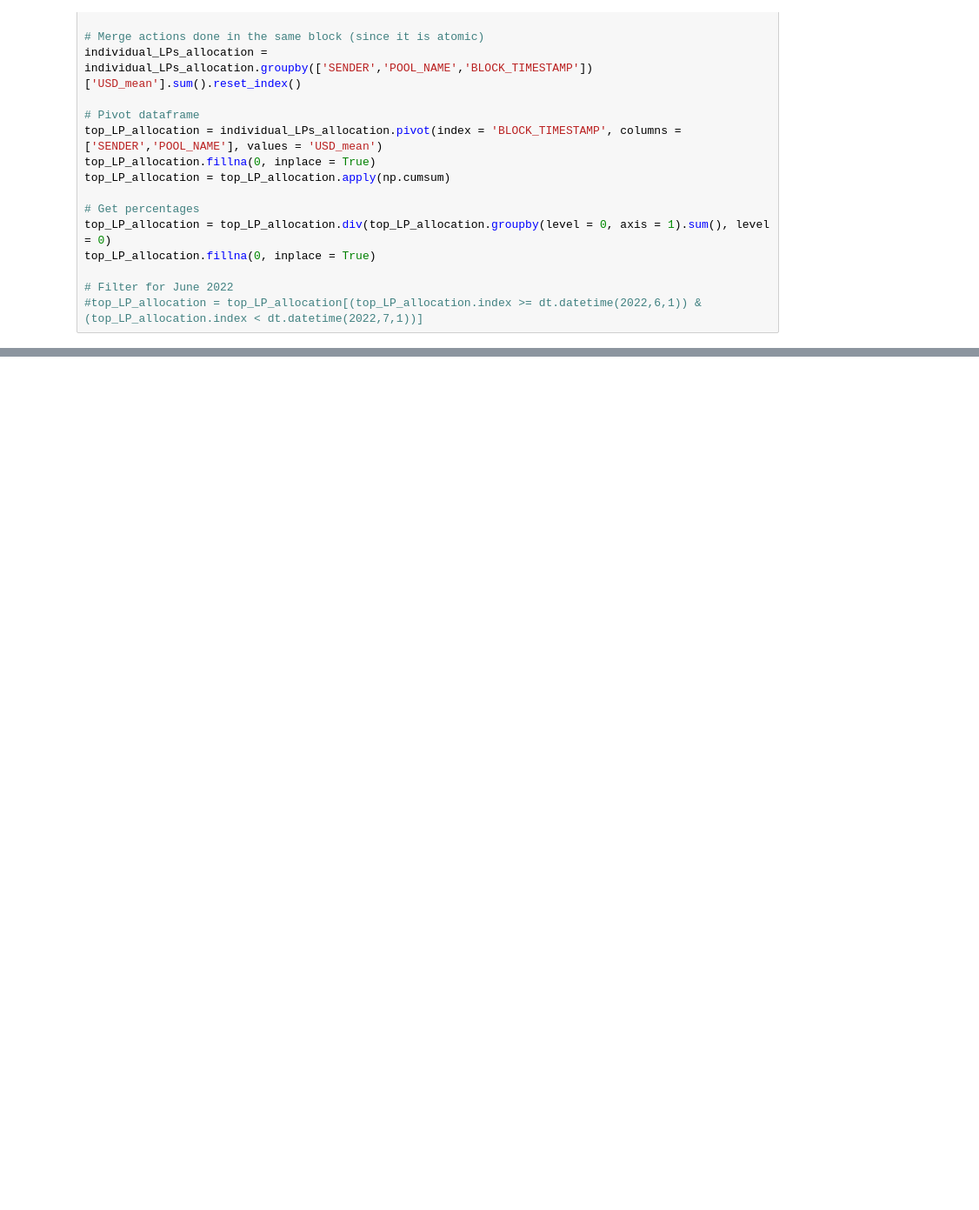
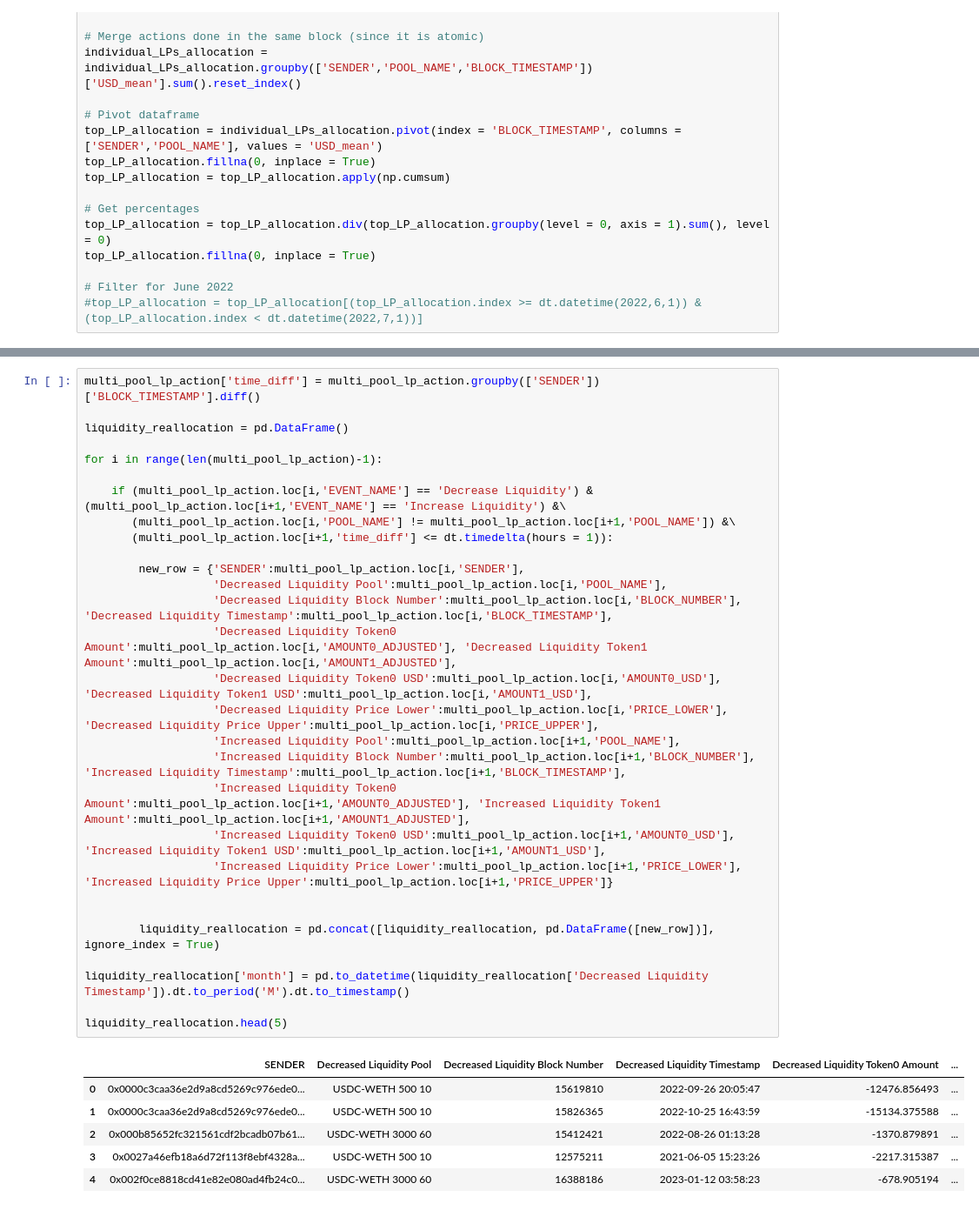
Before and after one commit to zhiconghu/Ethereum_DEX_Data, a Jupyter notebook: FTX Case Study.ipynb, the cells around one changed output, grey strips where cells are left out. Shown at 87% size. Cells and saved outputs as stored; diff of their text form; blank space fills up the shorter version.

```diff
--- a/FTX Case Study.ipynb
+++ b/FTX Case Study.ipynb
@@ -568,0 +598,36 @@ print(fig)
+# %%
+multi_pool_lp_action['time_diff'] = multi_pool_lp_action.groupby(['SENDER'])['BLOCK_TIMESTAMP'].diff()
+
+liquidity_reallocation = pd.DataFrame()
+
+for i in range(len(multi_pool_lp_action)-1):
+
+    if (multi_pool_lp_action.loc[i,'EVENT_NAME'] == 'Decrease Liquidity') & (multi_pool_lp_action.loc[i+1,'EVENT_NAME'] == 'Increase Liquidity') &\
+       (multi_pool_lp_action.loc[i,'POOL_NAME'] != multi_pool_lp_action.loc[i+1,'POOL_NAME']) &\
+       (multi_pool_lp_action.loc[i+1,'time_diff'] <= dt.timedelta(hours = 1)):
+
+        new_row = {'SENDER':multi_pool_lp_action.loc[i,'SENDER'],
+                   'Decreased Liquidity Pool':multi_pool_lp_action.loc[i,'POOL_NAME'],
+                   'Decreased Liquidity Block Number':multi_pool_lp_action.loc[i,'BLOCK_NUMBER'], 'Decreased Liquidity Timestamp':multi_pool_lp_action.loc[i,'BLOCK_TIMESTAMP'],
+                   'Decreased Liquidity Token0 Amount':multi_pool_lp_action.loc[i,'AMOUNT0_ADJUSTED'], 'Decreased Liquidity Token1 Amount':multi_pool_lp_action.loc[i,'AMOUNT1_ADJUSTED'],
+                   'Decreased Liquidity Token0 USD':multi_pool_lp_action.loc[i,'AMOUNT0_USD'], 'Decreased Liquidity Token1 USD':multi_pool_lp_action.loc[i,'AMOUNT1_USD'],
+                   'Decreased Liquidity Price Lower':multi_pool_lp_action.loc[i,'PRICE_LOWER'], 'Decreased Liquidity Price Upper':multi_pool_lp_action.loc[i,'PRICE_UPPER'],
+                   'Increased Liquidity Pool':multi_pool_lp_action.loc[i+1,'POOL_NAME'],
+                   'Increased Liquidity Block Number':multi_pool_lp_action.loc[i+1,'BLOCK_NUMBER'], 'Increased Liquidity Timestamp':multi_pool_lp_action.loc[i+1,'BLOCK_TIMESTAMP'],
+                   'Increased Liquidity Token0 Amount':multi_pool_lp_action.loc[i+1,'AMOUNT0_ADJUSTED'], 'Increased Liquidity Token1 Amount':multi_pool_lp_action.loc[i+1,'AMOUNT1_ADJUSTED'],
+                   'Increased Liquidity Token0 USD':multi_pool_lp_action.loc[i+1,'AMOUNT0_USD'], 'Increased Liquidity Token1 USD':multi_pool_lp_action.loc[i+1,'AMOUNT1_USD'],
+                   'Increased Liquidity Price Lower':multi_pool_lp_action.loc[i+1,'PRICE_LOWER'], 'Increased Liquidity Price Upper':multi_pool_lp_action.loc[i+1,'PRICE_UPPER']}
+
+
+        liquidity_reallocation = pd.concat([liquidity_reallocation, pd.DataFrame([new_row])], ignore_index = True)
+
+liquidity_reallocation['month'] = pd.to_datetime(liquidity_reallocation['Decreased Liquidity Timestamp']).dt.to_period('M').dt.to_timestamp()
+
+liquidity_reallocation.head(5)
+# %% [output]
+|  | SENDER | Decreased Liquidity Pool | Decreased Liquidity Block Number | Decreased Liquidity Timestamp | Decreased Liquidity Token0 Amount | ... |
+| 0 | 0x0000c3caa36e2d9a8cd5269c976ede0... | USDC-WETH 500 10 | 15619810 | 2022-09-26 20:05:47 | -12476.856493 | ... |
+| 1 | 0x0000c3caa36e2d9a8cd5269c976ede0... | USDC-WETH 500 10 | 15826365 | 2022-10-25 16:43:59 | -15134.375588 | ... |
+| 2 | 0x000b85652fc321561cdf2bcadb07b61... | USDC-WETH 3000 60 | 15412421 | 2022-08-26 01:13:28 | -1370.879891 | ... |
+| 3 | 0x0027a46efb18a6d72f113f8ebf4328a... | USDC-WETH 500 10 | 12575211 | 2021-06-05 15:23:26 | -2217.315387 | ... |
+| 4 | 0x002f0ce8818cd41e82e080ad4fb24c0... | USDC-WETH 3000 60 | 16388186 | 2023-01-12 03:58:23 | -678.905194 | ... |
```
Also changed, not shown: parts of 16 cells of this notebook, 1 other file.
